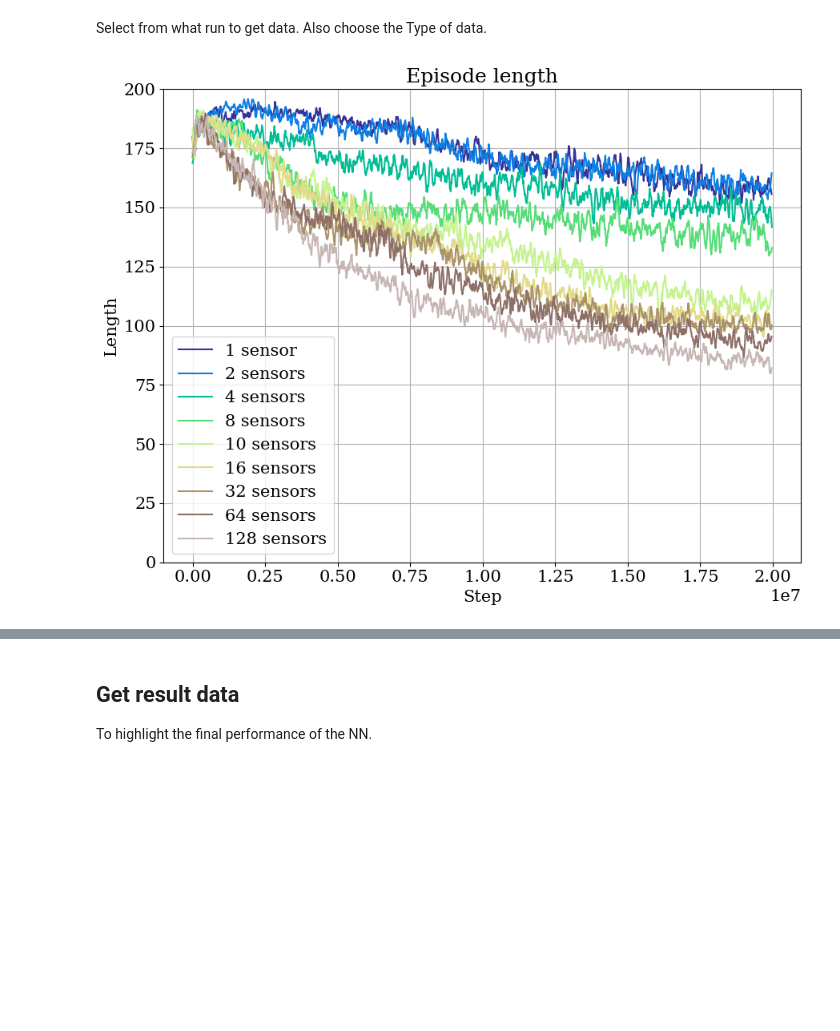
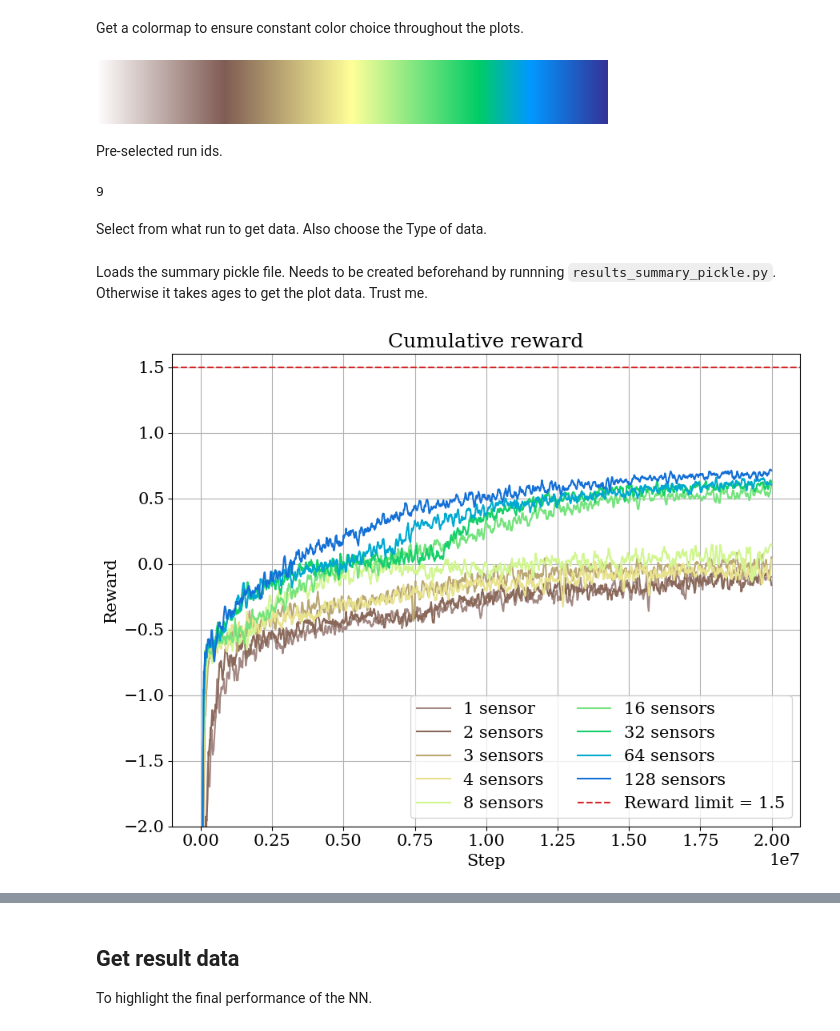
Before and after one commit to muehlefeldt/unity-machine-learning, a Jupyter notebook: python/notebooks/plot.ipynb, the cells around one changed output, grey strips where cells are left out. Cells and saved outputs as stored; diff of their text form; code cells hidden in the pictures; blank space fills up the shorter version.

Commit message:
Colors.

```diff
--- a/python/notebooks/plot.ipynb
+++ b/python/notebooks/plot.ipynb
@@ -47,5 +47,51 @@ tag_colors = {
     Tag.CUMULATIVE_REWARD: "C1",
     Tag.EP_LENGTH: "C2"
     }
+# %% [markdown]
+Get a colormap to ensure constant color choice throughout the plots.
+# %%
+cmap = plt.get_cmap('terrain').reversed()  # Choose a colormap
+#num_runs = len(selected_runs)
+
+colors = [cmap(i / 11) for i in range(2, 12, 1)]
+colors_sensor = {
+    1: colors[0],
+    2: colors[1],
+    3: colors[2],
+    4: colors[3],
+    8: colors[4],
+    16: colors[5],
+    32: colors[6],
+    64: colors[7],
+    128: colors[8],
+}
+#cmap.reversed()
+def get_color_by_sensor_count(sen_count: int):
+    return colors_sensor[sen_count]
+
+cmap
+# %% [output]
+[figure, added]
+# %% [markdown]
+Pre-selected run ids.
+# %%
+env1_id = [6459]
+env2_id = [6465]
+sensor_study_ids = [
+    6466, # 1
+    6467, # 2
+    6480, # 3
+    6468, # 4
+    6469, # 8
+    #6470, # 10
+    6471, # 16
+    6472, # 32
+    6473, # 64
+    6474, # 128
+]
+
+len(sensor_study_ids)
+# %% [output]
+9
 # %% [markdown]
 Select from what run to get data. Also choose the Type of data.
@@ -60,3 +98,14 @@ selected_plot = Plot.SENSOR_STUDY_EP_LENGTH
+# %%
+# Select the plot type you want.
+selected_plot = Plot.SENSOR_STUDY_REWARD
+
+# Select here the runs to be ploted.
+selected_runs: list[int] = sensor_study_ids
+
+# Legacy options. No longer in use?
+plot_step = 5
+plot_all = True
+multiple_runs = True
 # %%
 """Get y data fro the summary dict using the ID of the training run.
 The tag specifies the selected type of data."""
@@ -101,6 +150,8 @@ def get_passage_quality(good, bad):
     except RuntimeWarning:
         result = 0.0
     return result
+# %% [markdown]
+Loads the summary pickle file. Needs to be created beforehand by runnning `results_summary_pickle.py`. Otherwise it takes ages to get the plot data. Trust me.
 # %%
 # Load the pickle with all the run data.
 summary_file_path = Path("C:/Users/max.muehlefeldt/Documents/GitHub/unity-machine-learning/python/basic_rl_env/summary_dict.pickle").absolute()
@@ -167,9 +191,9 @@ if selected_plot in [
     gs = fig.add_gridspec(ncols=1, nrows=1, figure=fig)
     axs_first = fig.add_subplot(gs[0, 0])
 
-    cmap = plt.get_cmap('terrain')  # Choose a colormap
-    num_runs = len(selected_runs)
-    colors = [cmap(i / num_runs) for i in range(num_runs)]  # Generate colors from the colormap
+    #cmap = plt.get_cmap('terrain')  # Choose a colormap
+    #num_runs = len(selected_runs)
+    #colors = [cmap(i / num_runs) for i in range(num_runs)]  # Generate colors from the colormap
 
     for idx, id in enumerate(selected_runs):
         #sensor_count = content[id]['stats']['sensorCount']
@@ -208,7 +232,7 @@ if selected_plot in [
         axs_first.plot(
             x,
             y,
-            color=colors[idx],  # Apply color from colormap
+            color=get_color_by_sensor_count(sensor_count),  # Apply color from colormap
             label=run_label
             )
 
@@ -229,32 +253,35 @@ if selected_plot in [
     elif selected_plot is Plot.SENSOR_STUDY_INITIAL_COLLISION:
         axs_first.set_ylim(0, 200)
         axs_first.set_ylabel("Count")
         axs_first.set_title("Initial Collisions")
 
     elif selected_plot is Plot.SENSOR_STUDY_CONTINUED_COLLISION:
         axs_first.set_ylim(0, 200)
         axs_first.set_ylabel("Count")
         axs_first.set_title("Continued Collisions")
 
     elif selected_plot is Plot.SENSOR_STUDY_DOOR_GOOD:
         axs_first.set_title("Correct Door Passages")
         axs_first.set_ylim(0, 95)
 
     elif selected_plot is Plot.SENSOR_STUDY_DOOR_BAD:
         axs_first.set_title("Incorrect Door Passages")
         axs_first.set_ylim(0, 95)
 
     axs_first.set_xlabel("Step")
 
-    axs_first.legend()
+    if selected_plot is Plot.SENSOR_STUDY_REWARD:
+        axs_first.legend(ncol=2)
+    else:
+        axs_first.legend()
     axs_first.grid()
 
     plt.subplots_adjust(hspace=0.4)
     plt.style.use("default")
 
     plt.tight_layout()
     #plt.savefig(f"{selected_run}_all.pdf")
 
     fig.savefig(f"{selected_runs[0]}-{selected_runs[-1]}_{selected_plot}.pdf")
 # %% [output]
-[figure, old version]
+[figure, new version]
```
Also changed, not shown: parts of 6 cells of this notebook.
